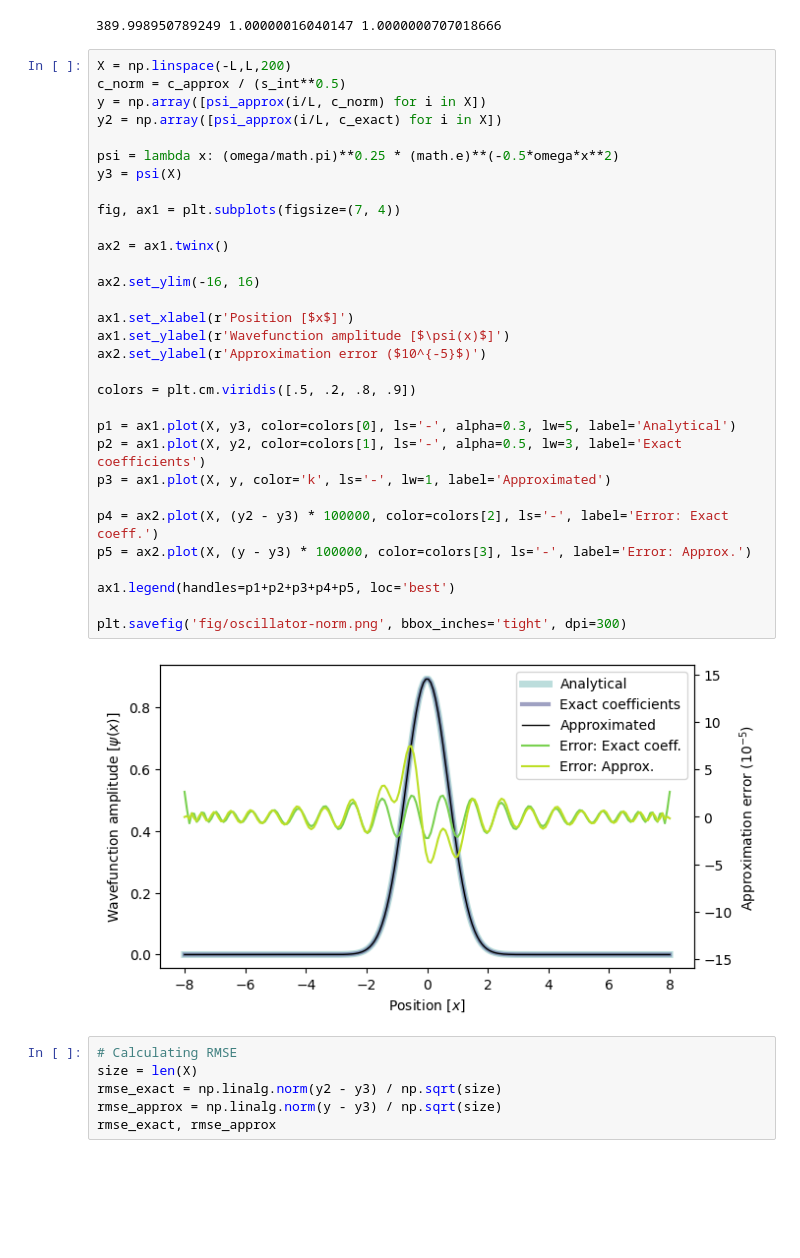
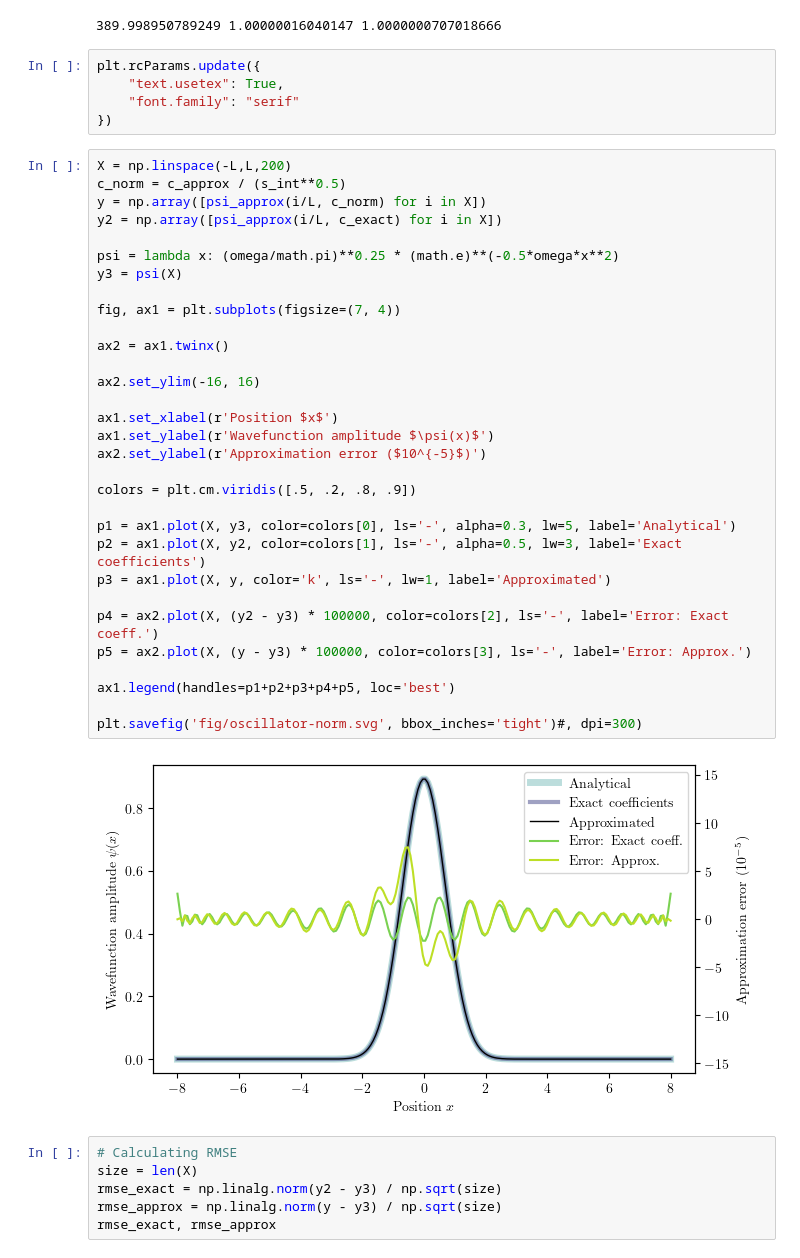
Before and after one commit to BelugaHaechi/garcia-theoretical-chemistry, a Jupyter notebook: LegendrePolynomials.ipynb, the cells around one changed output. Saved outputs shown, nothing was run; the diff lists cells and outputs as text; blank space fills up the shorter version.

```diff
--- a/LegendrePolynomials.ipynb
+++ b/LegendrePolynomials.ipynb
@@ -1448,39 +1448,44 @@ s_int, e_exact, e_approx, c_exact, c_approx = solve_norm(50)
 print(s_int, e_exact, e_approx)
 # %% [output]
 389.998950789249 1.00000016040147 1.0000000707018666
+# %%
+plt.rcParams.update({
+    "text.usetex": True,
+    "font.family": "serif"
+})
 # %%
 X = np.linspace(-L,L,200)
 c_norm = c_approx / (s_int**0.5)
 y = np.array([psi_approx(i/L, c_norm) for i in X])
 y2 = np.array([psi_approx(i/L, c_exact) for i in X])
 
 psi = lambda x: (omega/math.pi)**0.25 * (math.e)**(-0.5*omega*x**2)
 y3 = psi(X)
 
 fig, ax1 = plt.subplots(figsize=(7, 4))
 
 ax2 = ax1.twinx()
 
 ax2.set_ylim(-16, 16)
 
-ax1.set_xlabel(r'Position [$x$]')
-ax1.set_ylabel(r'Wavefunction amplitude [$\psi(x)$]')
+ax1.set_xlabel(r'Position $x$')
+ax1.set_ylabel(r'Wavefunction amplitude $\psi(x)$')
 ax2.set_ylabel(r'Approximation error ($10^{-5}$)')
 
 colors = plt.cm.viridis([.5, .2, .8, .9])
 
 p1 = ax1.plot(X, y3, color=colors[0], ls='-', alpha=0.3, lw=5, label='Analytical')
 p2 = ax1.plot(X, y2, color=colors[1], ls='-', alpha=0.5, lw=3, label='Exact coefficients')
 p3 = ax1.plot(X, y, color='k', ls='-', lw=1, label='Approximated')
 
 p4 = ax2.plot(X, (y2 - y3) * 100000, color=colors[2], ls='-', label='Error: Exact coeff.')
 p5 = ax2.plot(X, (y - y3) * 100000, color=colors[3], ls='-', label='Error: Approx.')
 
 ax1.legend(handles=p1+p2+p3+p4+p5, loc='best')
 
-plt.savefig('fig/oscillator-norm.png', bbox_inches='tight', dpi=300)
+plt.savefig('fig/oscillator-norm.svg', bbox_inches='tight')#, dpi=300)
 # %% [output]
-[figure, old version]
+[figure, new version]
 # %%
 # Calculating RMSE
 size = len(X)
```
Also changed, not shown: parts of 2 cells of this notebook, 4 other files.
